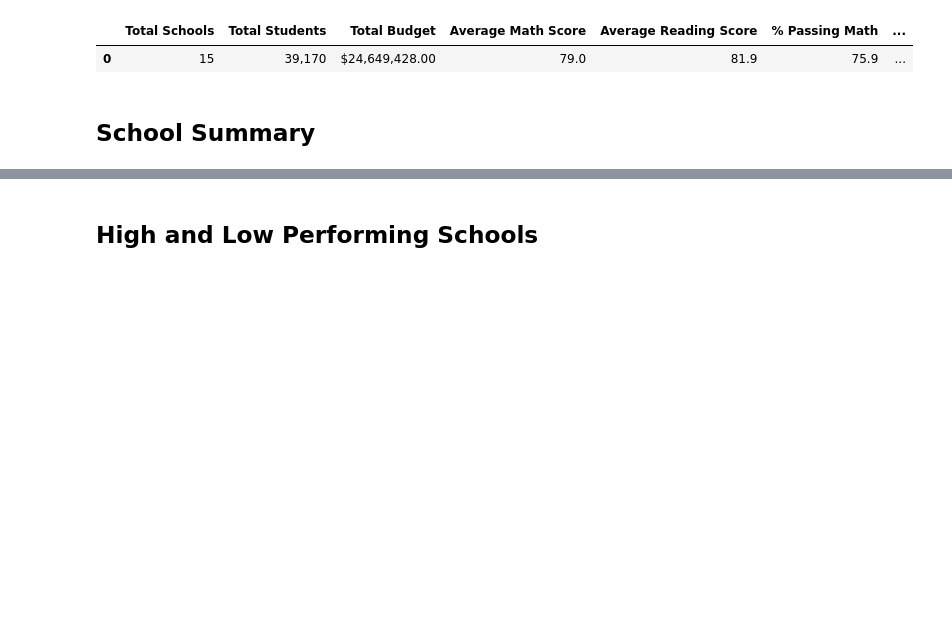
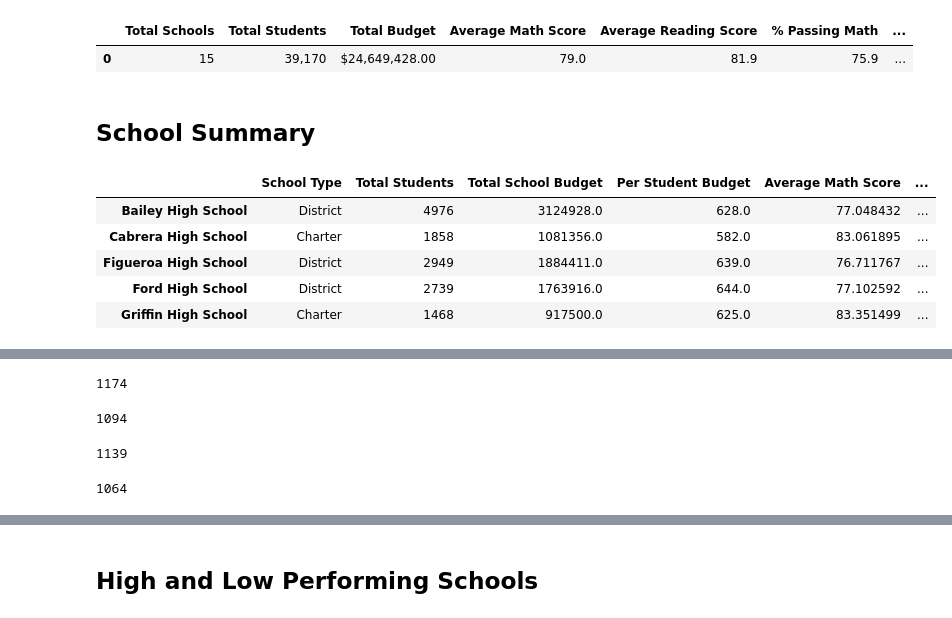
Before and after one commit to JoseLPascual/School_District_Analysis, a Jupyter notebook: PyCitySchools_Challenge_starter_code.ipynb, the cells around one changed output, grey strips where cells are left out. Drawn from its saved outputs; the diff is of its cells as text; code cells hidden in the pictures; blank space fills up the shorter version.

```diff
--- a/PyCitySchools_Challenge_starter_code.ipynb
+++ b/PyCitySchools_Challenge_starter_code.ipynb
@@ -192,18 +192,25 @@ per_overall_passing_percentage = per_passing_math_reading / per_school_counts *
 # %%
 # Create the DataFrame
 per_school_summary_df = pd.DataFrame({
     "School Type": per_school_types,
     "Total Students": per_school_counts,
     "Total School Budget": per_school_budget,
     "Per Student Budget": per_school_capita,
     "Average Math Score": per_school_math,
     "Average Reading Score": per_school_reading,
     "% Passing Math": per_school_passing_math,
     "% Passing Reading": per_school_passing_reading,
     "% Overall Passing": per_overall_passing_percentage})
 
 
-# per_school_summary_df.head()
+per_school_summary_df.head()
+# %% [output]
+|  | School Type | Total Students | Total School Budget | Per Student Budget | Average Math Score | ... |
+| Bailey High School | District | 4976 | 3124928.0 | 628.0 | 77.048432 | ... |
+| Cabrera High School | Charter | 1858 | 1081356.0 | 582.0 | 83.061895 | ... |
+| Figueroa High School | District | 2949 | 1884411.0 | 639.0 | 76.711767 | ... |
+| Ford High School | District | 2739 | 1763916.0 | 644.0 | 77.102592 | ... |
+| Griffin High School | Charter | 1468 | 917500.0 | 625.0 | 83.351499 | ... |
 # %%
 # Format the Total School Budget and the Per Student Budget
 per_school_summary_df["Total School Budget"] = per_school_summary_df["Total School Budget"].map("${:,.2f}".format)
@@ -231,14 +238,26 @@ per_school_summary_df
 # %%
 # Step 5. Get the number of 10th-12th graders from Thomas High School (THS).
 thomas_not_ninth_count = student_data_df.loc[(student_data_df["school_name"] == "Thomas High School") & (student_data_df["grade"] != "9th"), 'Student ID'].count()
+thomas_not_ninth_count
+# %% [output]
+1174
 # %%
 # Step 6. Get all the students passing math from THS
-passing_thomas_math = student_data_df.loc[(student_data_df["school_name"] == "Thomas High School") & (school_data_complete_df["math_score"] >= 70)].count()
+passing_thomas_math = student_data_df.loc[(student_data_df["school_name"] == "Thomas High School") & (school_data_complete_df["math_score"] >= 70), 'Student ID'].count()
+passing_thomas_math
+# %% [output]
+1094
 # %%
 # Step 7. Get all the students passing reading from THS
-passing_thomas_reading = student_data_df.loc[(student_data_df["school_name"] == "Thomas High School") & (school_data_complete_df["reading_score"] >= 70)].count()
+passing_thomas_reading = student_data_df.loc[(student_data_df["school_name"] == "Thomas High School") & (school_data_complete_df["reading_score"] >= 70), 'Student ID'].count()
+passing_thomas_reading
+# %% [output]
+1139
 # %%
 # Step 8. Get all the students passing math and reading from THS
-passing_thomas = student_data_df.loc[(student_data_df["school_name"] == "Thomas High School") & (school_data_complete_df["math_score"] >= 70) & (school_data_complete_df["reading_score"] >= 70)].count()
+passing_thomas = student_data_df.loc[(student_data_df["school_name"] == "Thomas High School") & (school_data_complete_df["math_score"] >= 70) & (school_data_complete_df["reading_score"] >= 70), 'Student ID'].count()
+passing_thomas
+# %% [output]
+1064
 # %%
 # Step 9. Calculate the percentage of 10th-12th grade students passing math from Thomas High School.
```
Also changed, not shown: parts of 41 cells of this notebook, 2 other files.
